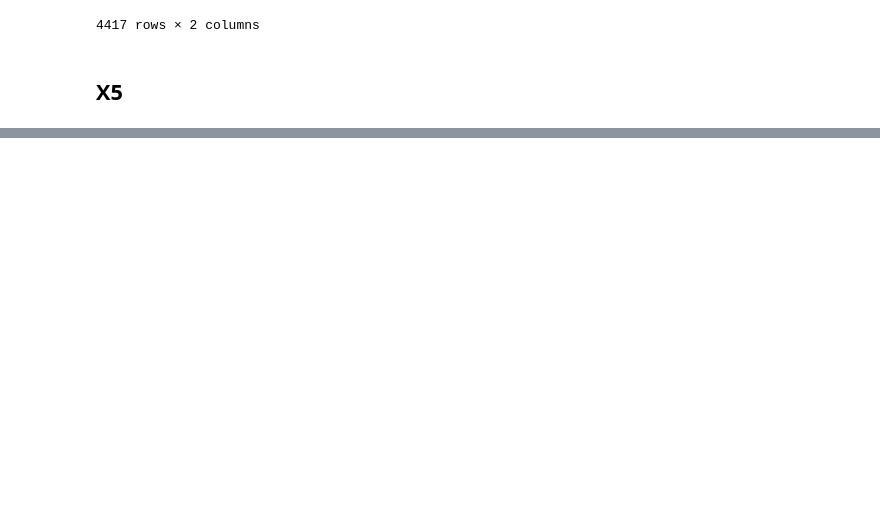
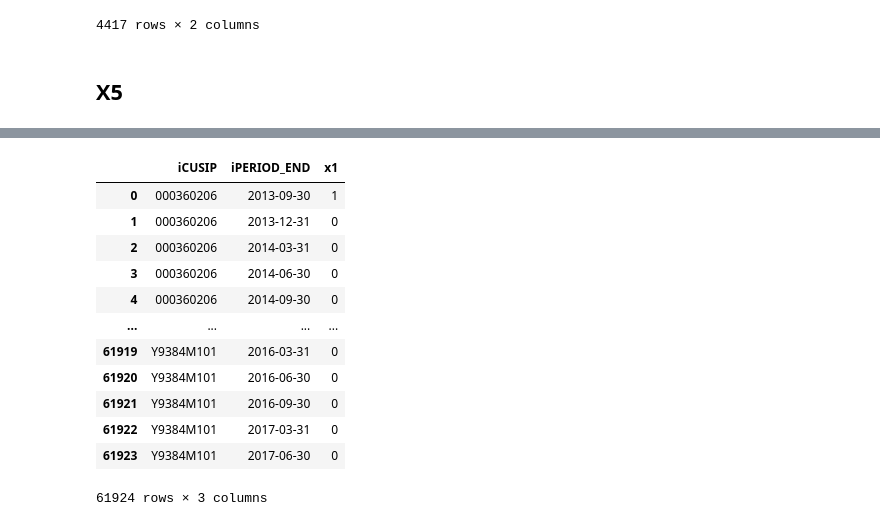
Before and after one commit to jingde-wan/rebalanced-portfolio, a Jupyter notebook: scripts/x45.ipynb, the cells around one changed output, grey strips where cells are left out. Saved outputs shown, nothing was run; the diff lists cells and outputs as text; code cells hidden in the pictures; blank space fills up the shorter version.

```diff
--- a/scripts/x45.ipynb
+++ b/scripts/x45.ipynb
@@ -149,0 +163,17 @@ df_X4_5
+# %%
+df_X1 = pd.read_csv('data/x1.csv', sep = '\t')
+df_X1
+# %% [output]
+|  | iCUSIP | iPERIOD_END | x1 |
+| 0 | 000360206 | 2013-09-30 | 1 |
+| 1 | 000360206 | 2013-12-31 | 0 |
+| 2 | 000360206 | 2014-03-31 | 0 |
+| 3 | 000360206 | 2014-06-30 | 0 |
+| 4 | 000360206 | 2014-09-30 | 0 |
+| ... | ... | ... | ... |
+| 61919 | Y9384M101 | 2016-03-31 | 0 |
+| 61920 | Y9384M101 | 2016-06-30 | 0 |
+| 61921 | Y9384M101 | 2016-09-30 | 0 |
+| 61922 | Y9384M101 | 2017-03-31 | 0 |
+| 61923 | Y9384M101 | 2017-06-30 | 0 |
+61924 rows × 3 columns
```
Also changed, not shown: parts of 7 cells of this notebook.
